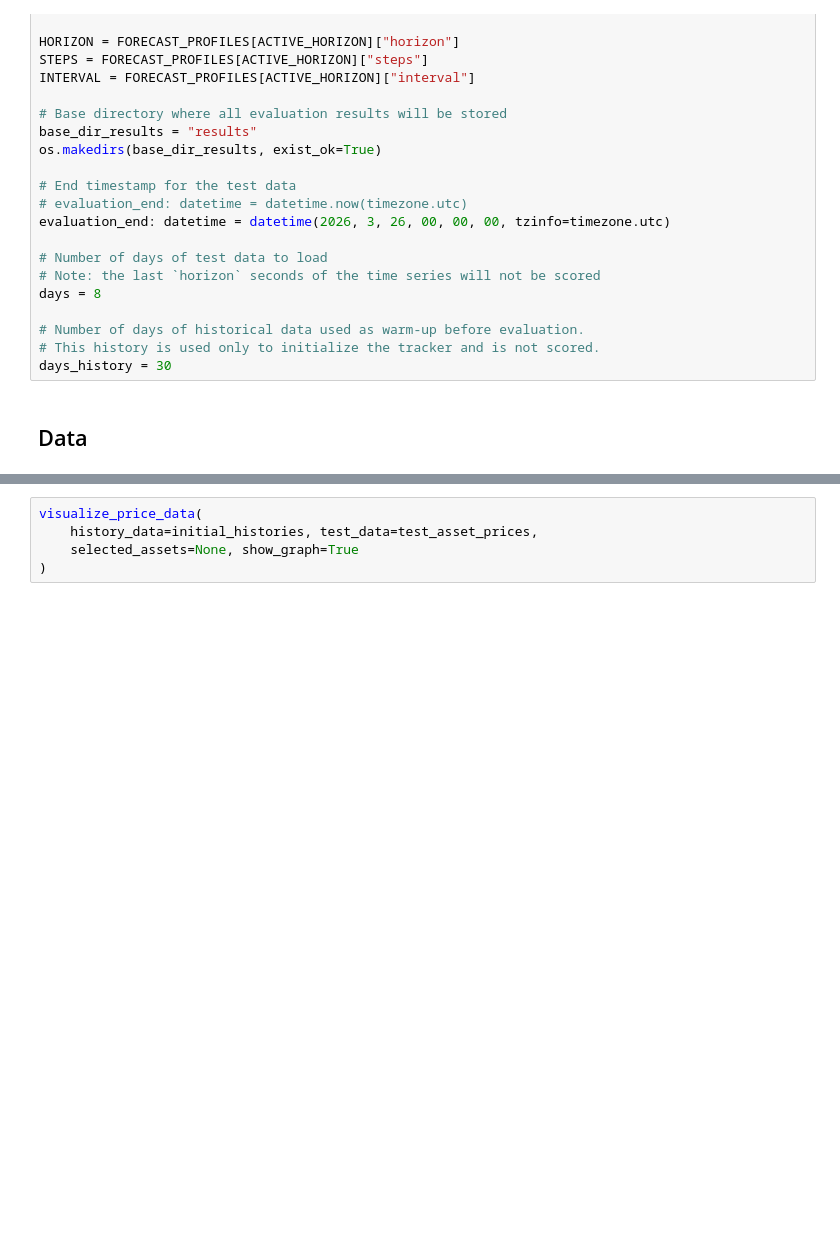
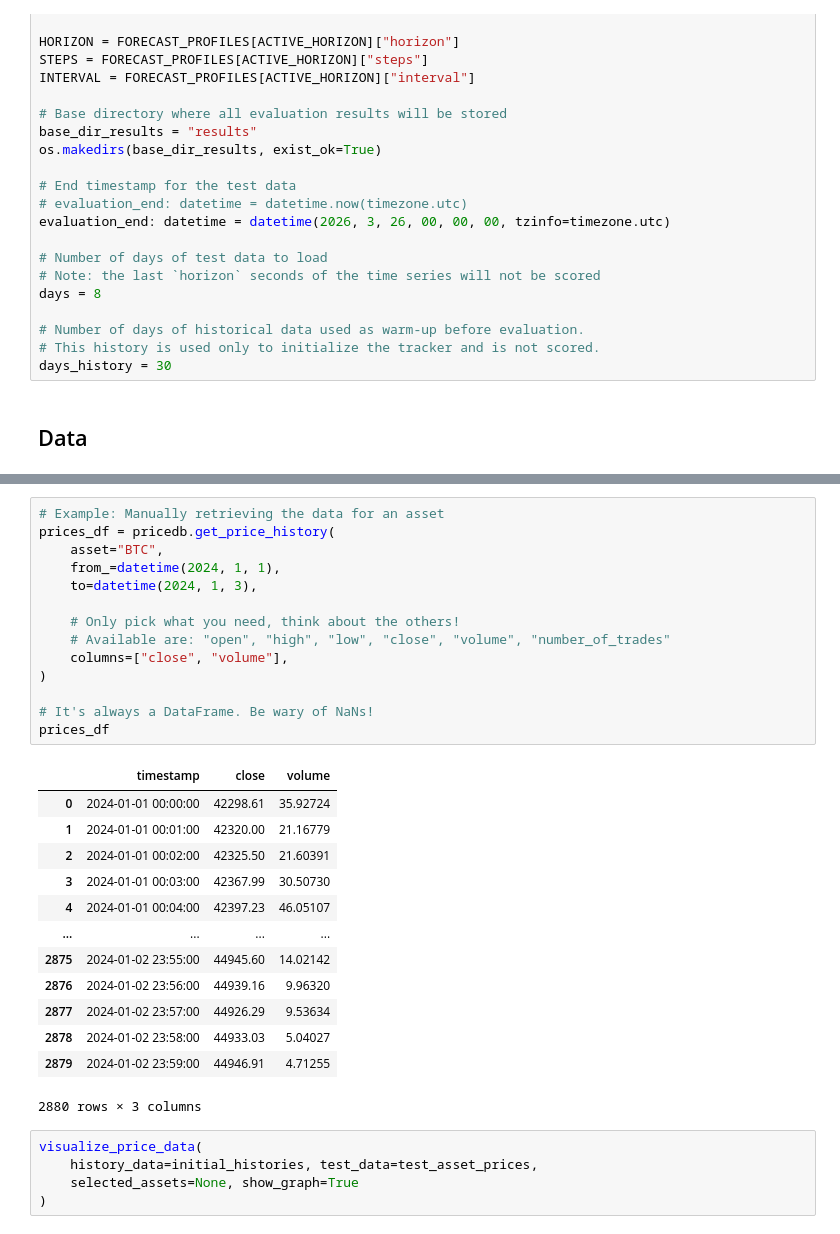
Before and after one commit to crunchdao/crunch-synth, a Jupyter notebook: crunch_synth/examples/exampletracker.ipynb, the cells around one changed output, grey strips where cells are left out. Saved outputs shown, nothing was run; the diff lists cells and outputs as text; blank space fills up the shorter version.

Commit message:
feat(pricedb): add column parameter and update examples

```diff
--- a/crunch_synth/examples/exampletracker.ipynb
+++ b/crunch_synth/examples/exampletracker.ipynb
@@ -257,3 +271,31 @@ initial_histories = load_initial_price_histories_once(
+# %%
+# Example: Manually retrieving the data for an asset
+prices_df = pricedb.get_price_history(
+    asset="BTC",
+    from_=datetime(2024, 1, 1),
+    to=datetime(2024, 1, 3),
+
+    # Only pick what you need, think about the others!
+    # Available are: "open", "high", "low", "close", "volume", "number_of_trades"
+    columns=["close", "volume"],
+)
+
+# It's always a DataFrame. Be wary of NaNs!
+prices_df
+# %% [output]
+|  | timestamp | close | volume |
+| 0 | 2024-01-01 00:00:00 | 42298.61 | 35.92724 |
+| 1 | 2024-01-01 00:01:00 | 42320.00 | 21.16779 |
+| 2 | 2024-01-01 00:02:00 | 42325.50 | 21.60391 |
+| 3 | 2024-01-01 00:03:00 | 42367.99 | 30.50730 |
+| 4 | 2024-01-01 00:04:00 | 42397.23 | 46.05107 |
+| ... | ... | ... | ... |
+| 2875 | 2024-01-02 23:55:00 | 44945.60 | 14.02142 |
+| 2876 | 2024-01-02 23:56:00 | 44939.16 | 9.96320 |
+| 2877 | 2024-01-02 23:57:00 | 44926.29 | 9.53634 |
+| 2878 | 2024-01-02 23:58:00 | 44933.03 | 5.04027 |
+| 2879 | 2024-01-02 23:59:00 | 44946.91 | 4.71255 |
+2880 rows × 3 columns
 # %%
 visualize_price_data(
     history_data=initial_histories, test_data=test_asset_prices,
```
Also changed, not shown: parts of 2 cells of this notebook, 2 other files.
